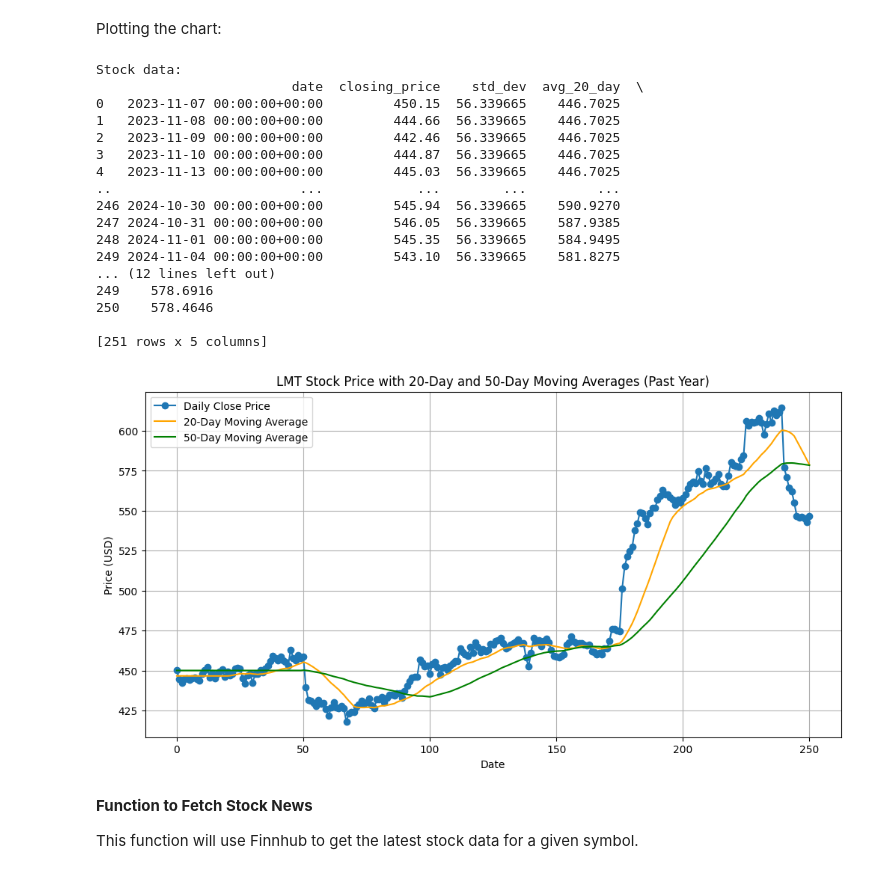
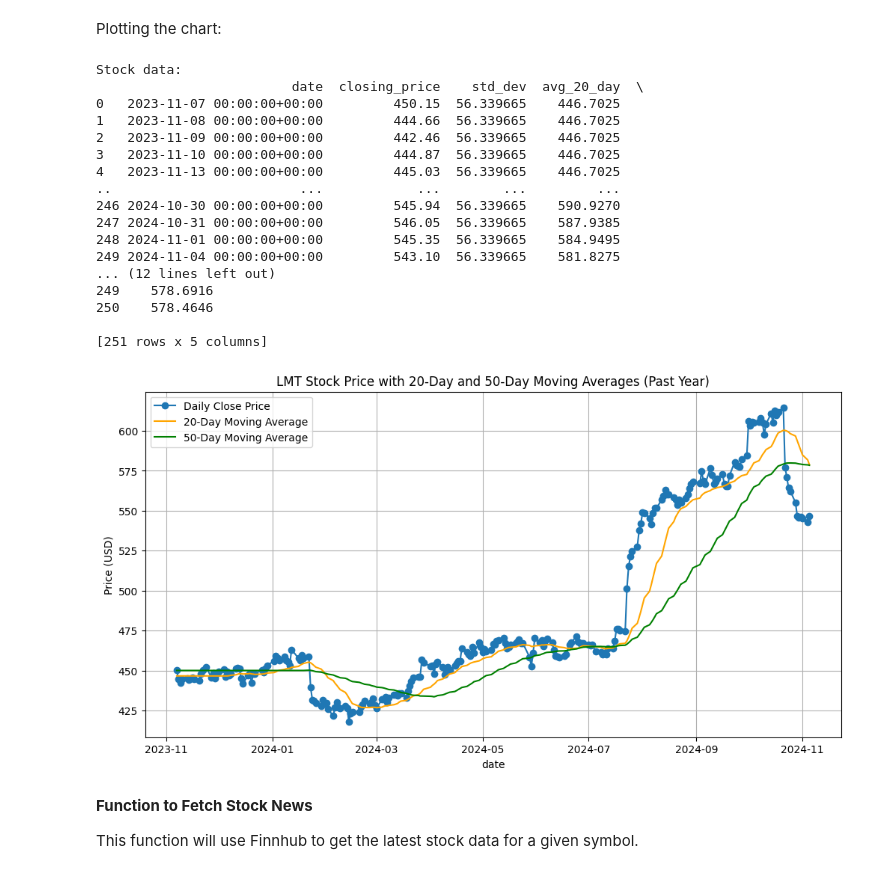
Before and after one commit to mtuntang/Market-Pulse-AI, a Jupyter notebook: MarketPulse_AI.ipynb, the cells around one changed output. Drawn from its saved outputs; the diff is of its cells as text; code cells hidden in the pictures.

Commit message:
fixed: graph x-axis not showing dates

```diff
--- a/MarketPulse_AI.ipynb
+++ b/MarketPulse_AI.ipynb
@@ -127,43 +130,43 @@ def plot_stock_data(df, symbol):
     plt.figure(figsize=(12, 6))
 
     # Plot the daily closing prices
-    plt.plot(df.index, df['closing_price'], marker='o', linestyle='-', label='Daily Close Price')
+    plt.plot(df['date'], df['closing_price'], marker='o', linestyle='-', label='Daily Close Price')
 
     # Plot the 20-day and 50-day moving averages
-    plt.plot(df.index, df['avg_20_day'], linestyle='-', label='20-Day Moving Average', color='orange')
-    plt.plot(df.index, df['avg_50_day'], linestyle='-', label='50-Day Moving Average', color='green')
+    plt.plot(df['date'], df['avg_20_day'], linestyle='-', label='20-Day Moving Average', color='orange')
+    plt.plot(df['date'], df['avg_50_day'], linestyle='-', label='50-Day Moving Average', color='green')
 
     # Plot formatting
     plt.title(f'{symbol} Stock Price with 20-Day and 50-Day Moving Averages (Past Year)')
-    plt.xlabel('Date')
+    plt.xlabel('date')
     plt.ylabel('Price (USD)')
     plt.legend()
     plt.grid(True)
     plt.show()
 
 if stock_data is not None:
     print("Stock data: ")
     print(stock_data)
     plot_stock_data(stock_data, stock_symbol)
 # %% [output]
 Stock data:
                          date  closing_price    std_dev  avg_20_day  \
 0   2023-11-07 00:00:00+00:00         450.15  56.339665    446.7025
 1   2023-11-08 00:00:00+00:00         444.66  56.339665    446.7025
 2   2023-11-09 00:00:00+00:00         442.46  56.339665    446.7025
 3   2023-11-10 00:00:00+00:00         444.87  56.339665    446.7025
 4   2023-11-13 00:00:00+00:00         445.03  56.339665    446.7025
 ..                        ...            ...        ...         ...
 246 2024-10-30 00:00:00+00:00         545.94  56.339665    590.9270
 247 2024-10-31 00:00:00+00:00         546.05  56.339665    587.9385
 248 2024-11-01 00:00:00+00:00         545.35  56.339665    584.9495
 249 2024-11-04 00:00:00+00:00         543.10  56.339665    581.8275
 ... (12 lines left out)
 249    578.6916
 250    578.4646
 
 [251 rows x 5 columns]
-[figure, old version]
+[figure, new version]
 # %% [markdown]
 <strong>Function to Fetch Stock News</strong>
 <p>This function will use Finnhub to get the latest stock data for a given symbol.</p>
```
Also changed, not shown: parts of 4 cells of this notebook.
